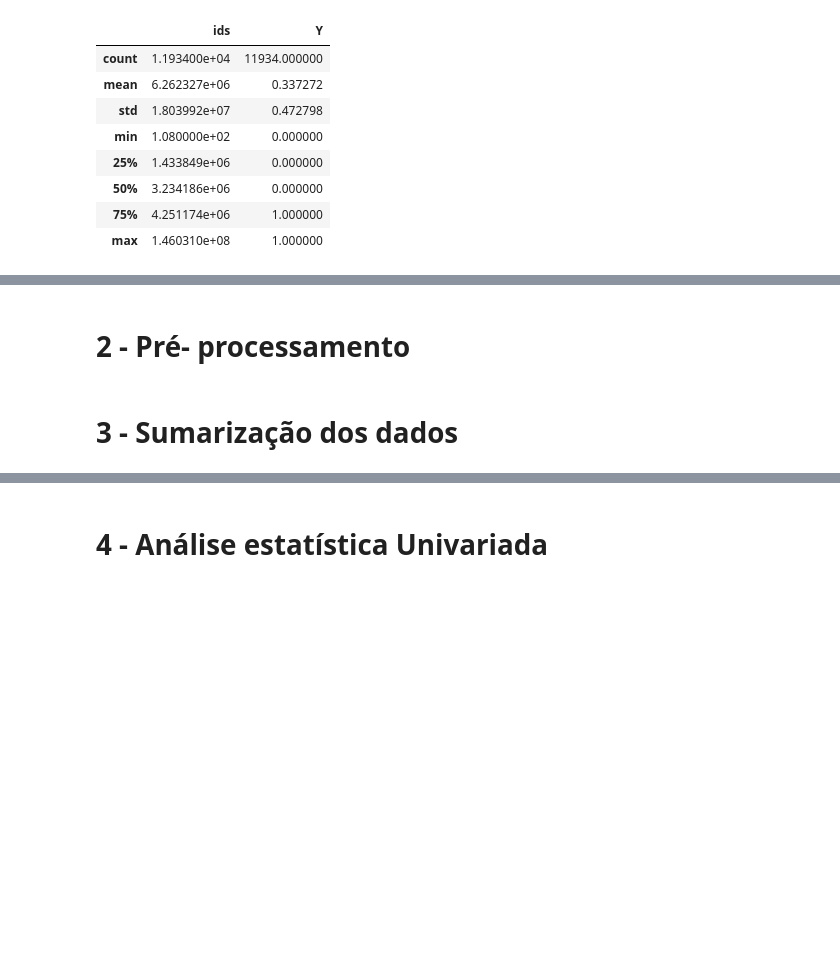
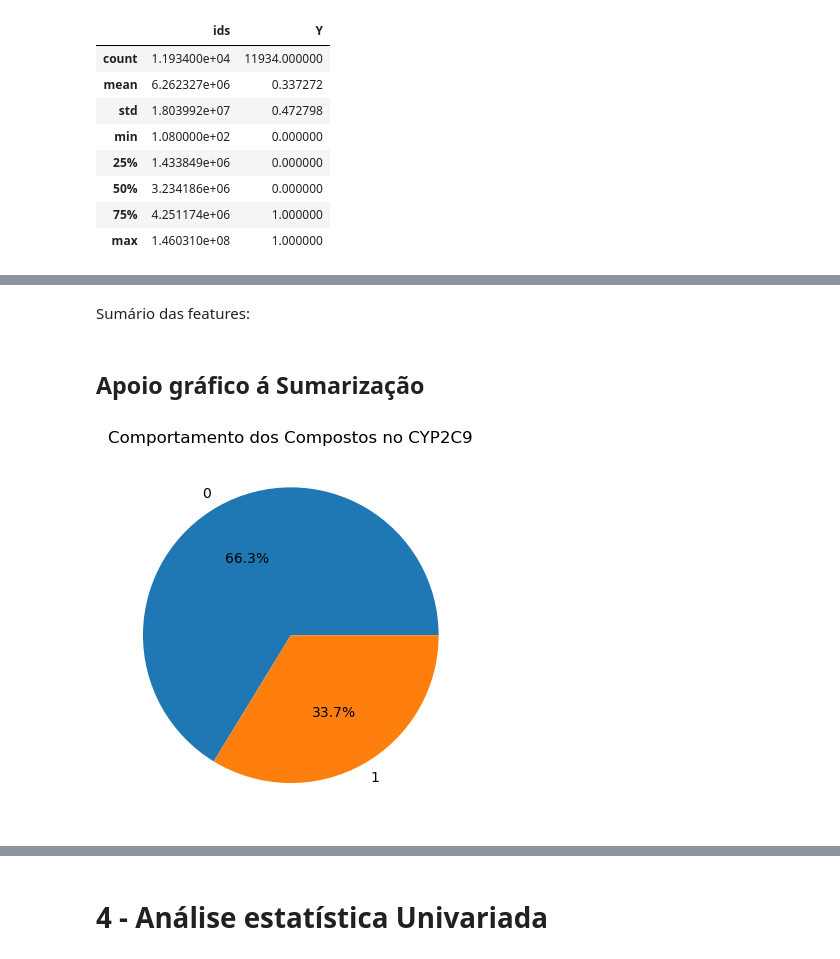
Before and after one commit to BrunoAGSa/Extra-o_Work, a Jupyter notebook: Trabalho parte 2/cyp2c9/trabalho 2.ipynb, the cells around one changed output, grey strips where cells are left out. Cells and saved outputs as stored; diff of their text form; code cells hidden in the pictures; blank space fills up the shorter version.

```diff
--- a/Trabalho parte 2/cyp2c9/trabalho 2.ipynb
+++ b/Trabalho parte 2/cyp2c9/trabalho 2.ipynb
@@ -111,4 +229,0 @@ memory usage: 18.9 MB
-# %% [markdown]
-# 2 - Pré- processamento
-# %% [markdown]
-# 3 - Sumarização dos dados
@@ -118,0 +230,17 @@ df_features.describe()
+# %% [markdown]
+Sumário das features:
+# %% [markdown]
+## Apoio gráfico á Sumarização
+# %%
+
+counts = df_cyp2c9['Y'].value_counts()
+
+plt.pie(counts.values, labels=counts.index, autopct='%1.1f%%')
+
+
+plt.title('Comportamento dos Compostos no CYP2C9')
+
+
+plt.show()
+# %% [output]
+[figure, added]
```
Also changed, not shown: parts of 25 cells of this notebook, 1 other file.
